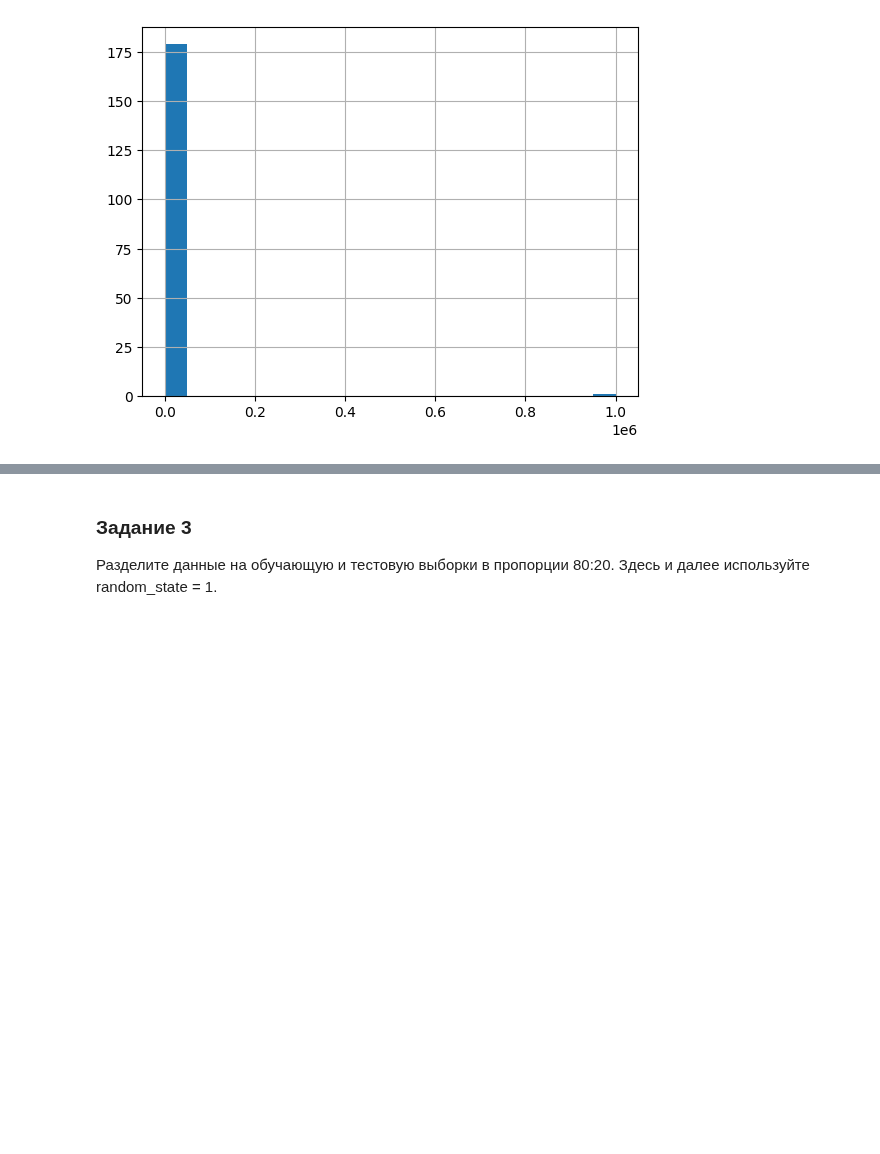
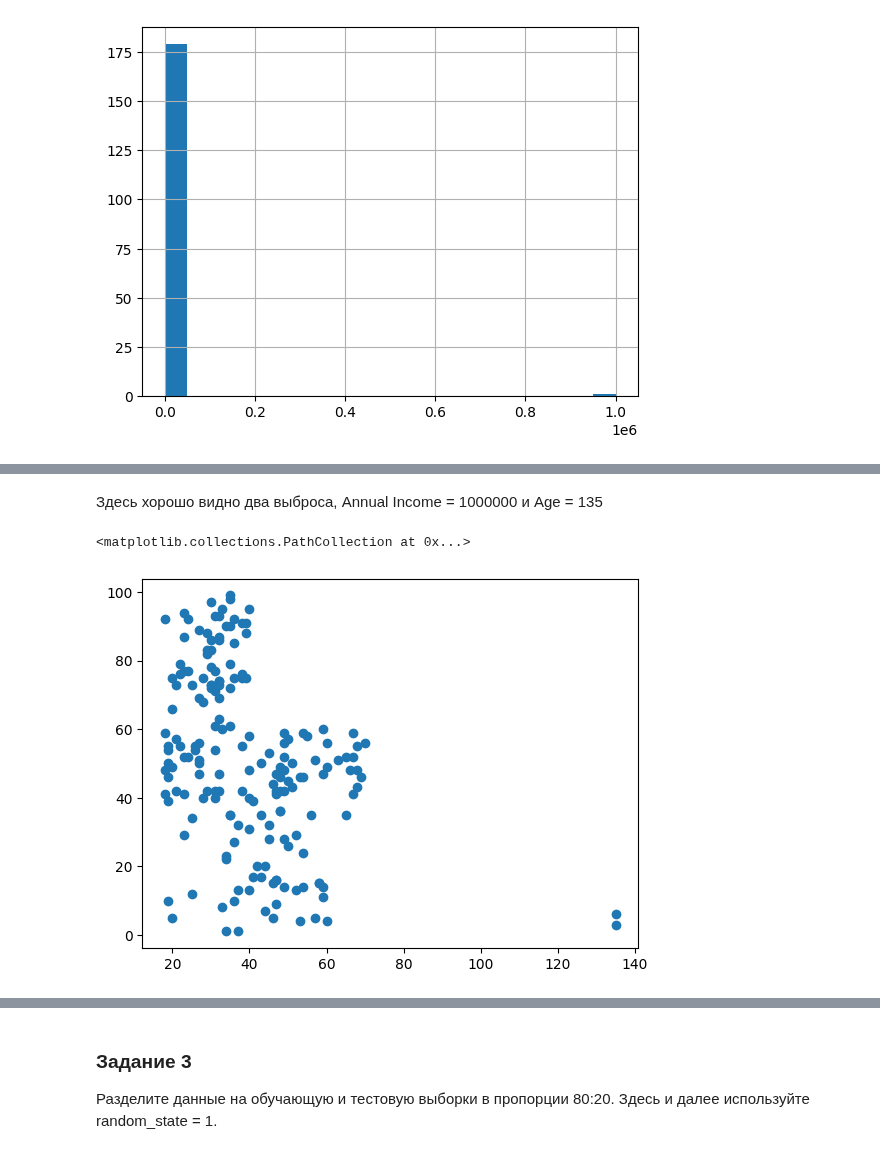
Before and after one commit to IgorKolotushkin/machine_learning_ds, a Jupyter notebook: hw9/Очистка данных. Для студентов.ipynb, the cells around one changed output, grey strips where cells are left out. Saved outputs shown, nothing was run; the diff lists cells and outputs as text; code cells hidden in the pictures; blank space fills up the shorter version.

```diff
--- a/hw9/Очистка данных. Для студентов.ipynb
+++ b/hw9/Очистка данных. Для студентов.ipynb
@@ -154,0 +179,7 @@ df['Annual Income (k$)'].hist(bins=20)
+# %% [markdown]
+Здесь хорошо видно два выброса, Annual Income = 1000000 и Age = 135
+# %%
+plt.scatter(df['Age'], df['Spending Score (1-100)'])
+# %% [output]
+<matplotlib.collections.PathCollection at 0x...>
+[figure, added]
```
Also changed, not shown: parts of 22 cells of this notebook, 1 other file.
